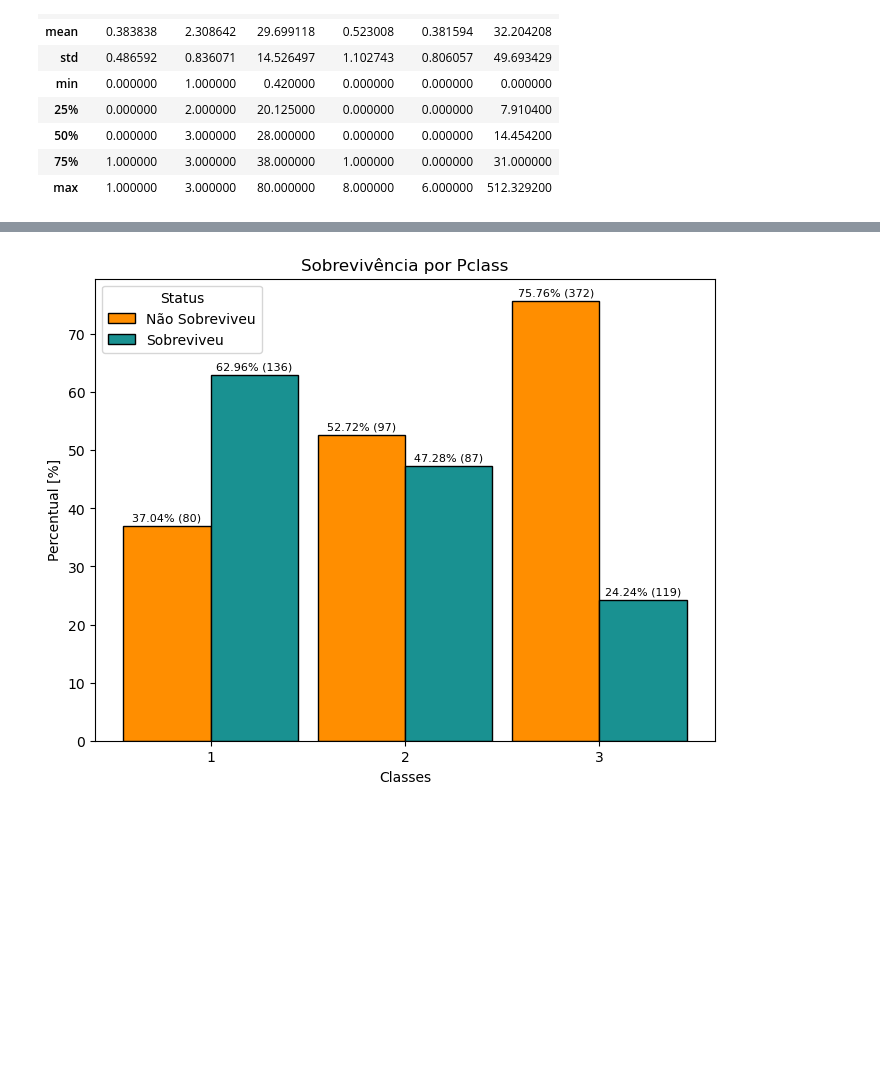
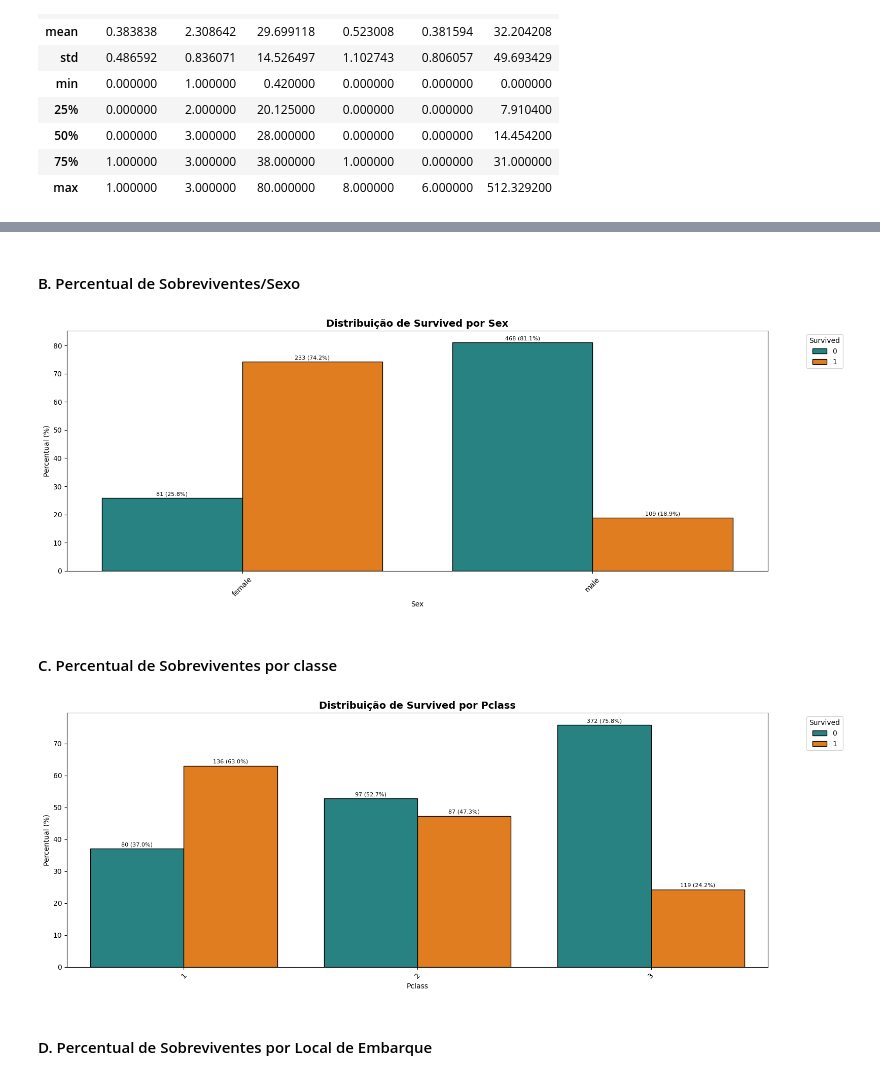
Before and after one commit to albertoakel/Kaggle, a Jupyter notebook: Titanic/notebook/EDA.ipynb, the cells around one changed output, grey strips where cells are left out. Drawn from its saved outputs; the diff is of its cells as text; code cells hidden in the pictures; blank space fills up the shorter version.

```diff
--- a/Titanic/notebook/EDA.ipynb
+++ b/Titanic/notebook/EDA.ipynb
@@ -187,49 +105,15 @@ df_s
+# %% [markdown]
+#### B. Percentual de Sobreviventes/Sexo
+# %%
+stats1= bar_bar_cat(df,'Sex','Survived',h=6)
+# %% [output]
+[figure, added]
+# %% [markdown]
+#### C. Percentual de Sobreviventes por classe
 # %%
-# tabela
-contagem = pd.crosstab(df['Pclass'], df['Survived'])
-percentuais = pd.crosstab(df['Pclass'], df['Survived'], normalize='index') * 100
-
-# Criar DataFrame para o gráfico
-df_s = contagem.stack().reset_index(name='Count')
-df_s['Percent'] = df_s.apply(lambda row: percentuais.loc[row['Pclass'], row['Survived']], axis=1)
-
-fig, ax = plt.subplots(1, 1, figsize=(8, 6))
-
-features = df_s['Pclass'].unique()
-x = np.arange(len(features))
-width = 0.45
-
-for i, survived in enumerate([0, 1]):
-    subset = df_s[df_s['Survived'] == survived]
-
-    bars = ax.bar(
-        x + i * width,
-        subset['Percent'].values,
-        width=width,
-        color=color_binary[survived ],
-        edgecolor='black',
-        label='Sobreviveu' if survived == 1 else 'Não Sobreviveu'
-    )
-
-    # Textos usando df_s
-    for j, bar in enumerate(bars):
-        ax.text(
-            bar.get_x() + bar.get_width() / 2,
-            bar.get_height() + 0.5,
-            f'{subset["Percent"].values[j]:.2f}% ({subset["Count"].values[j]})',
-            ha='center',
-            va='bottom',
-            fontsize=8
-        )
-# Eixos
-ax.set_xticks(x + width / 2)
-ax.set_xticklabels(features)
-ax.set_ylabel('Percentual [%]')
-ax.set_xlabel('Classes')
-ax.set_title('Sobrevivência por Pclass')
-ax.legend(title='Status')
-
-plt.show()
+stats1= bar_bar_cat(df,'Pclass','Survived',h=6)
 # %% [output]
-[figure, old version]
+[figure, new version]
+# %% [markdown]
+#### D. Percentual de Sobreviventes por Local de Embarque
 # %%
```
Also changed, not shown: parts of 17 cells of this notebook, 1 other file.
